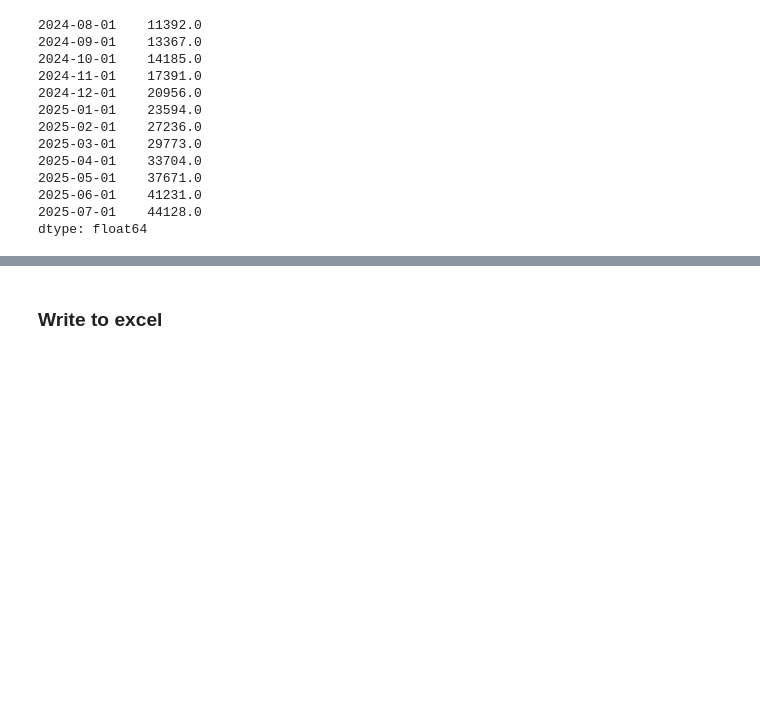
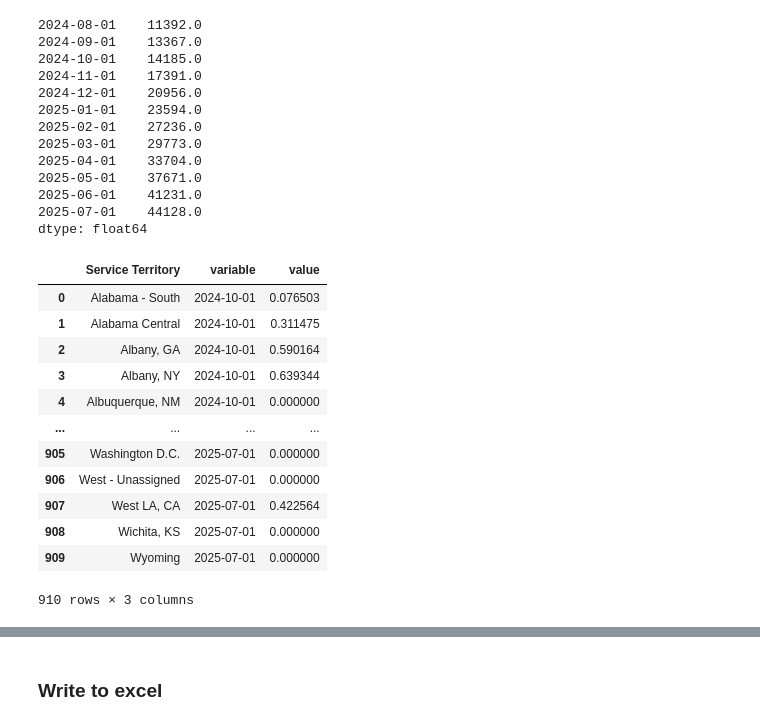
Before and after one commit to djdawkins-flock/binder-tech-hiring, a Jupyter notebook: tech_hiring_model.ipynb, the cells around one changed output, grey strips where cells are left out. Saved outputs shown, nothing was run; the diff lists cells and outputs as text; code cells hidden in the pictures; blank space fills up the shorter version.

```diff
--- a/tech_hiring_model.ipynb
+++ b/tech_hiring_model.ipynb
@@ -1493,3 +414,24 @@ roll_maint_delta_dt_v_int_ext.sum()
 2025-06-01    41231.0
 2025-07-01    44128.0
 dtype: float64
+# %%
+# intall_df.index.name = 'Service Territory'
+test_df = cap_perc_ma3.reset_index()
+long_install_df = pd.melt(test_df, id_vars='Service Territory', value_vars=cap_perc_ma3.columns)
+long_install_df.set_index('Service Territory', inplace=True)
+long_install_df = long_install_df.reset_index()
+long_install_df
+# %% [output]
+|  | Service Territory | variable | value |
+| 0 | Alabama - South | 2024-10-01 | 0.076503 |
+| 1 | Alabama Central | 2024-10-01 | 0.311475 |
+| 2 | Albany, GA | 2024-10-01 | 0.590164 |
+| 3 | Albany, NY | 2024-10-01 | 0.639344 |
+| 4 | Albuquerque, NM | 2024-10-01 | 0.000000 |
+| ... | ... | ... | ... |
+| 905 | Washington D.C. | 2025-07-01 | 0.000000 |
+| 906 | West - Unassigned | 2025-07-01 | 0.000000 |
+| 907 | West LA, CA | 2025-07-01 | 0.422564 |
+| 908 | Wichita, KS | 2025-07-01 | 0.000000 |
+| 909 | Wyoming | 2025-07-01 | 0.000000 |
+910 rows × 3 columns
```
Also changed, not shown: parts of 62 cells of this notebook.
